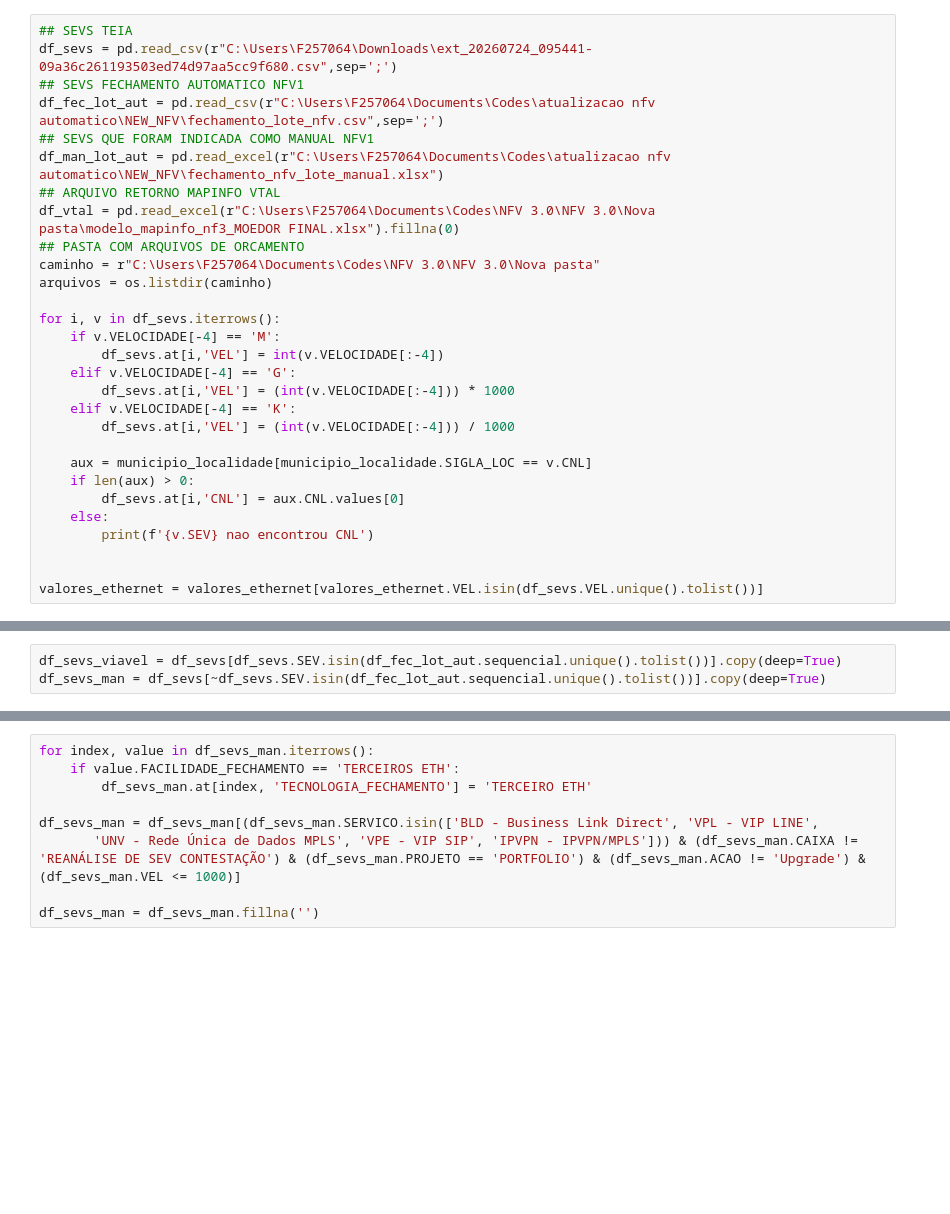
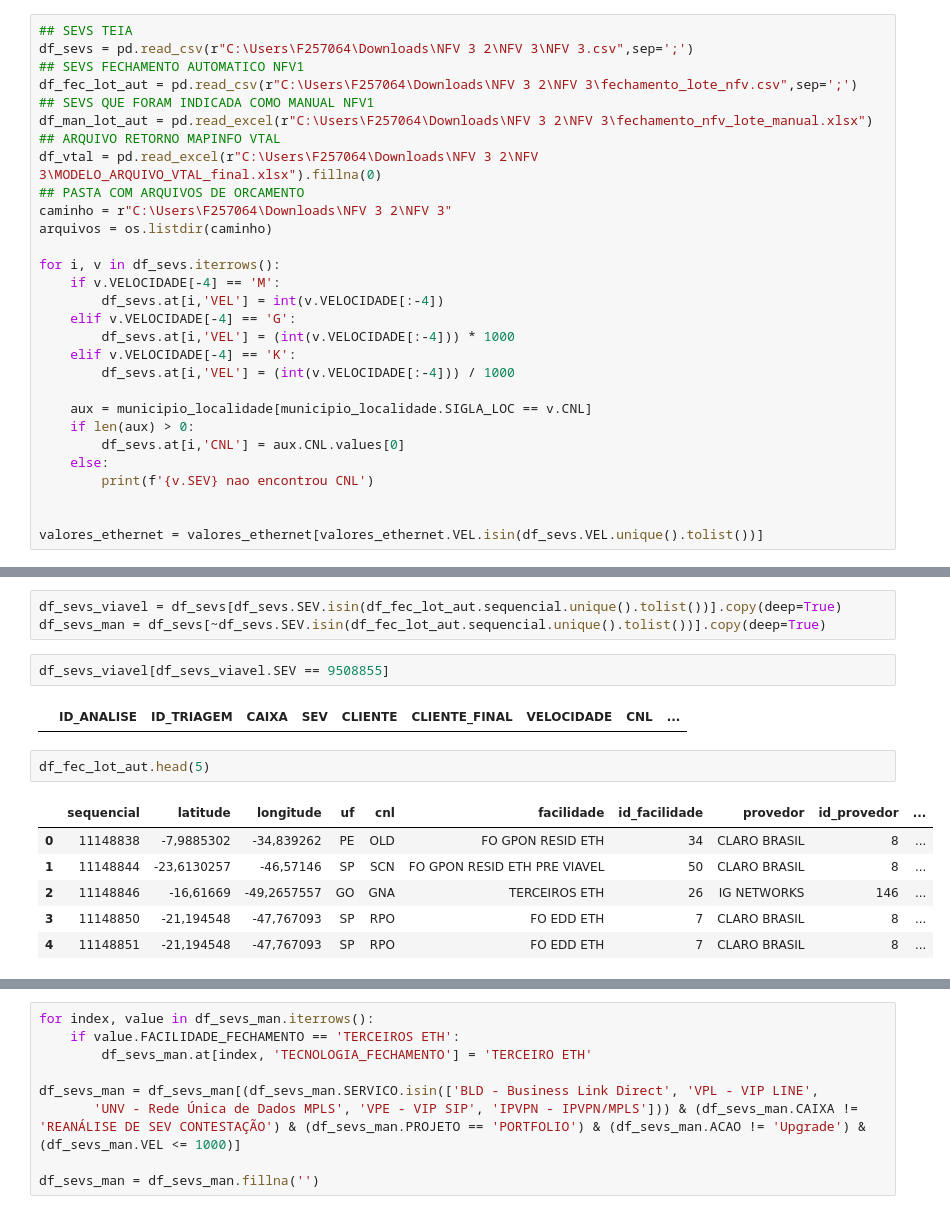
Before and after one commit to ImFelipeArantes/NFV-3.0, a Jupyter notebook: cobaiazinha.ipynb, the cells around one changed output, grey strips where cells are left out. Drawn from its saved outputs; the diff is of its cells as text; blank space fills up the shorter version.

```diff
--- a/cobaiazinha.ipynb
+++ b/cobaiazinha.ipynb
@@ -86,15 +86,15 @@ valores_ethernet["VEL"] = valores_ethernet["VELOCIDADE"].apply(converter_velocid
 valores_ethernet = valores_ethernet[(valores_ethernet.PRAZO == '24 MESES') & pd.notna(valores_ethernet.VEL)]
 # %%
 ## SEVS TEIA
-df_sevs = pd.read_csv(r"C:\Users\F257064\Downloads\ext_20260724_095441-09a36c261193503ed74d97aa5cc9f680.csv",sep=';')
+df_sevs = pd.read_csv(r"C:\Users\F257064\Downloads\NFV 3 2\NFV 3\NFV 3.csv",sep=';')
 ## SEVS FECHAMENTO AUTOMATICO NFV1
-df_fec_lot_aut = pd.read_csv(r"C:\Users\F257064\Documents\Codes\atualizacao nfv automatico\NEW_NFV\fechamento_lote_nfv.csv",sep=';')
+df_fec_lot_aut = pd.read_csv(r"C:\Users\F257064\Downloads\NFV 3 2\NFV 3\fechamento_lote_nfv.csv",sep=';')
 ## SEVS QUE FORAM INDICADA COMO MANUAL NFV1
-df_man_lot_aut = pd.read_excel(r"C:\Users\F257064\Documents\Codes\atualizacao nfv automatico\NEW_NFV\fechamento_nfv_lote_manual.xlsx")
+df_man_lot_aut = pd.read_excel(r"C:\Users\F257064\Downloads\NFV 3 2\NFV 3\fechamento_nfv_lote_manual.xlsx")
 ## ARQUIVO RETORNO MAPINFO VTAL
-df_vtal = pd.read_excel(r"C:\Users\F257064\Documents\Codes\NFV 3.0\NFV 3.0\Nova pasta\modelo_mapinfo_nf3_MOEDOR FINAL.xlsx").fillna(0)
+df_vtal = pd.read_excel(r"C:\Users\F257064\Downloads\NFV 3 2\NFV 3\MODELO_ARQUIVO_VTAL_final.xlsx").fillna(0)
 ## PASTA COM ARQUIVOS DE ORCAMENTO
-caminho = r"C:\Users\F257064\Documents\Codes\NFV 3.0\NFV 3.0\Nova pasta"
+caminho = r"C:\Users\F257064\Downloads\NFV 3 2\NFV 3"
 arquivos = os.listdir(caminho)
 
 for i, v in df_sevs.iterrows():
@@ -406,6 +444,19 @@ df_sevs[['CUSTO_MENSALIZADO_MEDIANO', 'CUSTO_MENSAL_MEDIANO', 'CUSTO_INSTALACAO_
 # %%
 df_sevs_viavel = df_sevs[df_sevs.SEV.isin(df_fec_lot_aut.sequencial.unique().tolist())].copy(deep=True)
 df_sevs_man = df_sevs[~df_sevs.SEV.isin(df_fec_lot_aut.sequencial.unique().tolist())].copy(deep=True)
+# %%
+df_sevs_viavel[df_sevs_viavel.SEV == 9508855]
+# %% [output]
+|  | ID_ANALISE | ID_TRIAGEM | CAIXA | SEV | CLIENTE | CLIENTE_FINAL | VELOCIDADE | CNL | ... |
+# %%
+df_fec_lot_aut.head(5)
+# %% [output]
+|  | sequencial | latitude | longitude | uf | cnl | facilidade | id_facilidade | provedor | id_provedor | ... |
+| 0 | 11148838 | -7,9885302 | -34,839262 | PE | OLD | FO GPON RESID ETH | 34 | CLARO BRASIL | 8 | ... |
+| 1 | 11148844 | -23,6130257 | -46,57146 | SP | SCN | FO GPON RESID ETH PRE VIAVEL | 50 | CLARO BRASIL | 8 | ... |
+| 2 | 11148846 | -16,61669 | -49,2657557 | GO | GNA | TERCEIROS ETH | 26 | IG NETWORKS | 146 | ... |
+| 3 | 11148850 | -21,194548 | -47,767093 | SP | RPO | FO EDD ETH | 7 | CLARO BRASIL | 8 | ... |
+| 4 | 11148851 | -21,194548 | -47,767093 | SP | RPO | FO EDD ETH | 7 | CLARO BRASIL | 8 | ... |
 # %%
 # =====================================================================
 #  LOOP df_fec_lot_aut  -  VERSAO CORRIGIDA
```
Also changed, not shown: parts of 13 cells of this notebook, 5 other files.
